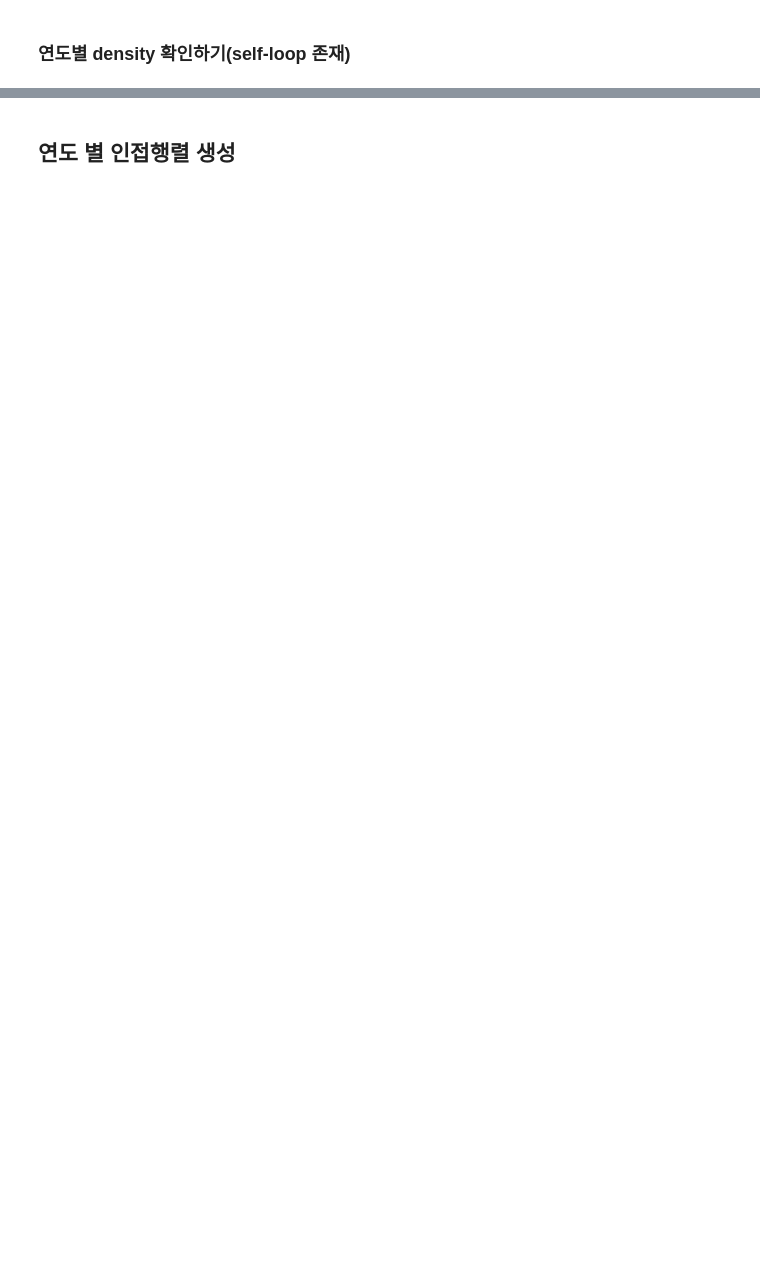
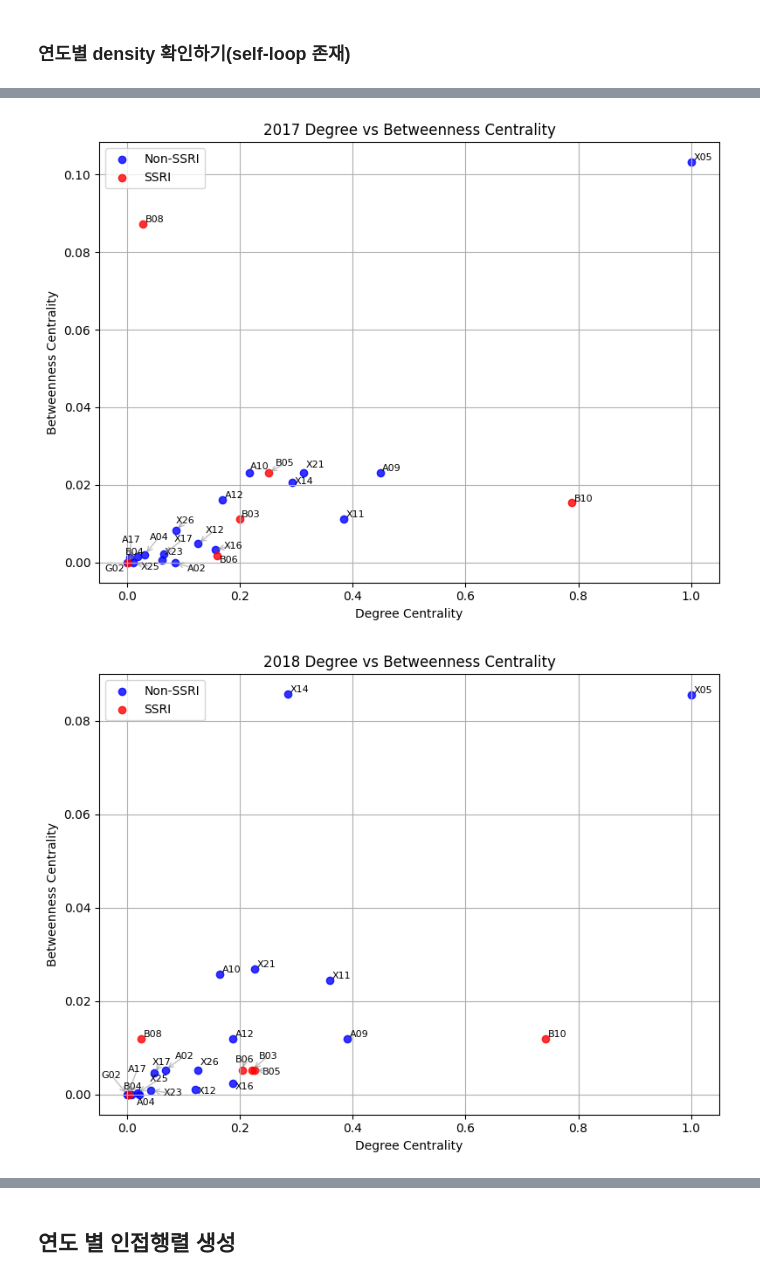
Before and after one commit to YuHan-J-Nam/Drug_Coprescription_Network_Analysis, a Jupyter notebook: 17_21_density_변화_파악.ipynb, the cells around one changed output, grey strips where cells are left out. Saved outputs shown, nothing was run; the diff lists cells and outputs as text; code cells hidden in the pictures; blank space fills up the shorter version.

```diff
--- a/17_21_density_변화_파악.ipynb
+++ b/17_21_density_변화_파악.ipynb
@@ -401,0 +752,56 @@ data.head()
+# %%
+# 연도별 산점도 그리기
+for year in sorted(year_degree_centrality.keys()):
+    degree_centrality = year_degree_centrality[year]
+    betweenness_centrality = year_betweenness_centrality[year]
+
+    # 각 중심성 값과 노드 추출
+    nodes = list(degree_centrality.keys())
+    x = [degree_centrality[node] for node in nodes]
+    y = [betweenness_centrality[node] for node in nodes]
+
+    # 그래프 생성
+    plt.figure(figsize=(8, 6))
+
+    # SSRI 노드와 non-SSRI 노드 구분
+    ssri_indices = [i for i, node in enumerate(nodes) if node[-3:] in ['B03', 'B05', 'B06', 'B10', 'B08', 'B04']]
+    non_ssri_indices = [i for i in range(len(nodes)) if i not in ssri_indices]
+
+    # non-SSRI 노드 먼저 그리기
+    plt.scatter([x[i] for i in non_ssri_indices],
+               [y[i] for i in non_ssri_indices],
+               alpha=0.8,
+               color='blue',
+               label='Non-SSRI')
+
+    # SSRI 노드 다른 색으로 그리기
+    plt.scatter([x[i] for i in ssri_indices],
+               [y[i] for i in ssri_indices],
+               alpha=0.8,
+               color='red',
+               label='SSRI')
+
+    # 텍스트 추가
+    texts = []
+    for i, node in enumerate(nodes):
+        if len(node) == 7:
+            texts.append(plt.text(x[i], y[i], node[-3:],
+                                fontsize=8))
+
+    # 텍스트 위치 자동 조정
+    adjust_text(texts,
+               arrowprops=dict(arrowstyle='->', color='gray', alpha=0.5),
+               expand_points=(1.5, 1.5))
+
+    # 그래프 스타일 설정
+    plt.title(f'{year} Degree vs Betweenness Centrality')
+    plt.xlabel('Degree Centrality')
+    plt.ylabel('Betweenness Centrality')
+    plt.grid(True)
+    plt.legend()
+
+    plt.tight_layout()
+    plt.show()
+# %% [output]
+[figure, added]
+[figure, added]
```
Also changed, not shown: parts of 50 cells of this notebook, 2 other files.
